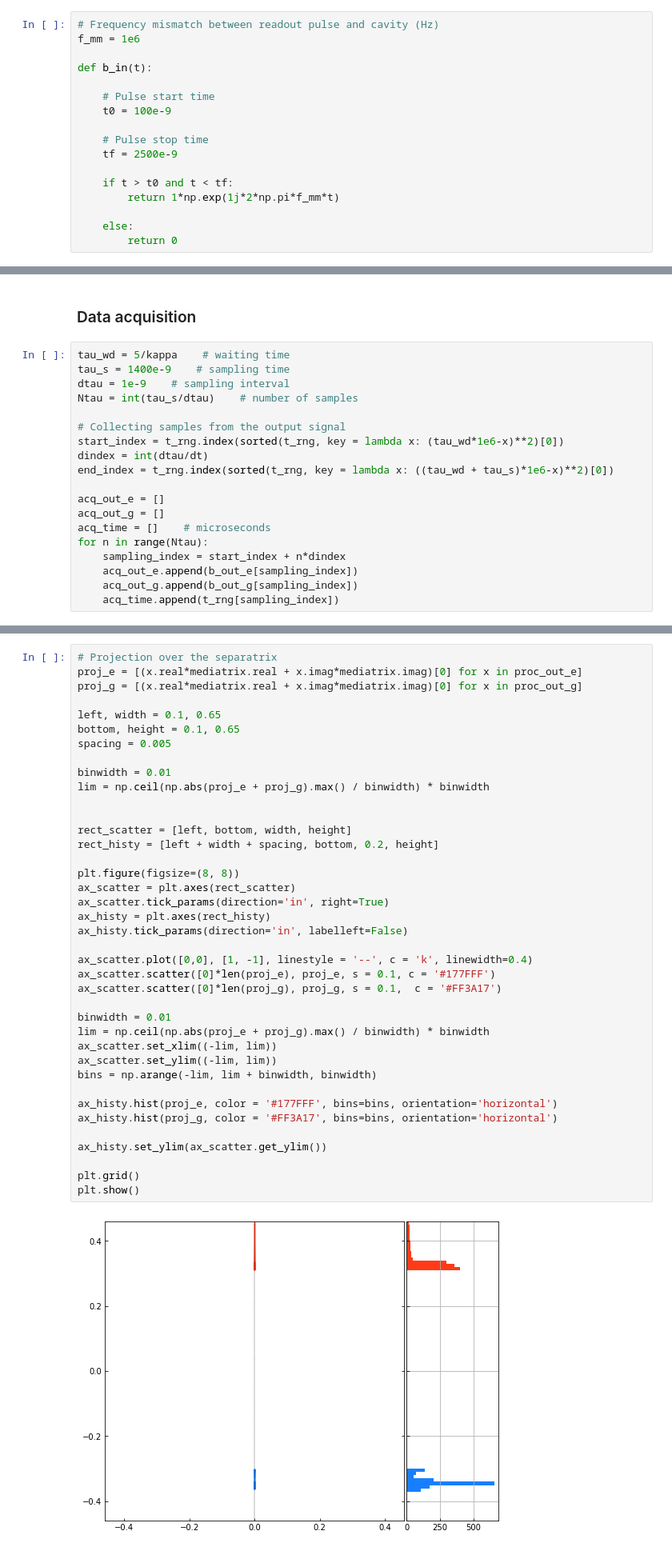
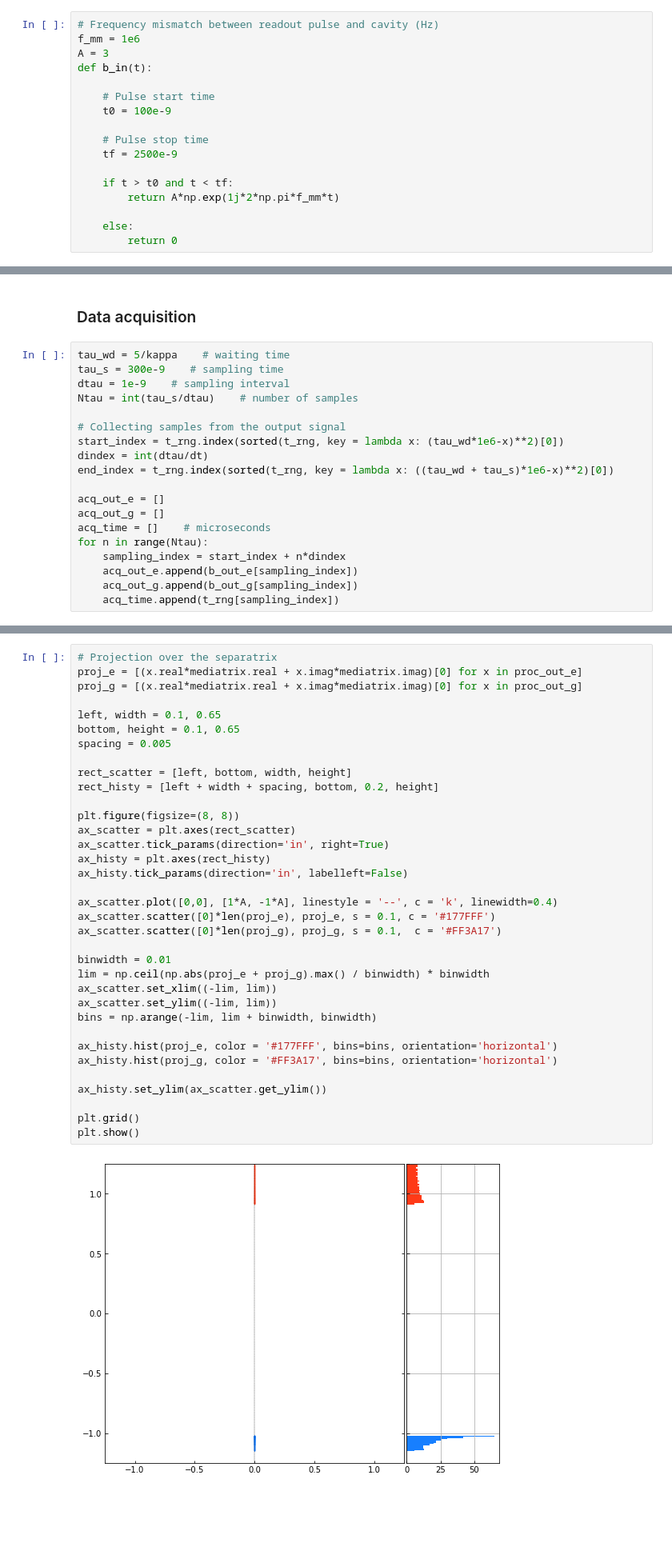
Before and after one commit to fernandovldrs/qcrew-readout, a Jupyter notebook: readout_simulation.ipynb, the cells around one changed output, grey strips where cells are left out. Shown at 80% size. Cells and saved outputs as stored; diff of their text form; blank space fills up the shorter version.

```diff
--- a/readout_simulation.ipynb
+++ b/readout_simulation.ipynb
@@ -14,7 +15,7 @@ This notebook will simulate the emission of an input signal $s_{in}(t)$ along th
 # %%
 # Frequency mismatch between readout pulse and cavity (Hz)
 f_mm = 1e6
-
+A = 3
 def b_in(t):
 
     # Pulse start time
@@ -24,7 +25,7 @@ def b_in(t):
     tf = 2500e-9
 
     if t > t0 and t < tf:
-        return 1*np.exp(1j*2*np.pi*f_mm*t)
+        return A*np.exp(1j*2*np.pi*f_mm*t)
 
     else:
         return 0
@@ -125,7 +126,7 @@ plt.show()
 ### Data acquisition
 # %%
 tau_wd = 5/kappa    # waiting time
-tau_s = 1400e-9    # sampling time
+tau_s = 300e-9    # sampling time
 dtau = 1e-9    # sampling interval
 Ntau = int(tau_s/dtau)    # number of samples
 
@@ -260,36 +261,32 @@ proj_g = [(x.real*mediatrix.real + x.imag*mediatrix.imag)[0] for x in proc_out_g
 left, width = 0.1, 0.65
 bottom, height = 0.1, 0.65
 spacing = 0.005
-
-binwidth = 0.01
-lim = np.ceil(np.abs(proj_e + proj_g).max() / binwidth) * binwidth
-
 
 rect_scatter = [left, bottom, width, height]
 rect_histy = [left + width + spacing, bottom, 0.2, height]
 
 plt.figure(figsize=(8, 8))
 ax_scatter = plt.axes(rect_scatter)
 ax_scatter.tick_params(direction='in', right=True)
 ax_histy = plt.axes(rect_histy)
 ax_histy.tick_params(direction='in', labelleft=False)
 
-ax_scatter.plot([0,0], [1, -1], linestyle = '--', c = 'k', linewidth=0.4)
+ax_scatter.plot([0,0], [1*A, -1*A], linestyle = '--', c = 'k', linewidth=0.4)
 ax_scatter.scatter([0]*len(proj_e), proj_e, s = 0.1, c = '#177FFF')
 ax_scatter.scatter([0]*len(proj_g), proj_g, s = 0.1,  c = '#FF3A17')
 
 binwidth = 0.01
 lim = np.ceil(np.abs(proj_e + proj_g).max() / binwidth) * binwidth
 ax_scatter.set_xlim((-lim, lim))
 ax_scatter.set_ylim((-lim, lim))
 bins = np.arange(-lim, lim + binwidth, binwidth)
 
 ax_histy.hist(proj_e, color = '#177FFF', bins=bins, orientation='horizontal')
 ax_histy.hist(proj_g, color = '#FF3A17', bins=bins, orientation='horizontal')
 
 ax_histy.set_ylim(ax_scatter.get_ylim())
 
 plt.grid()
 plt.show()
 # %% [output]
-[figure, old version]
+[figure, new version]
```
Also changed, not shown: parts of 14 cells of this notebook.
